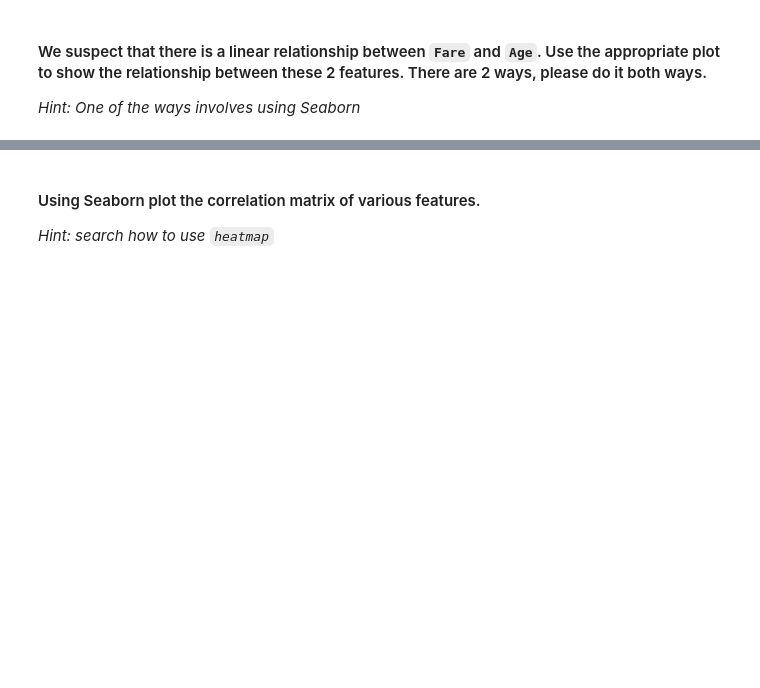
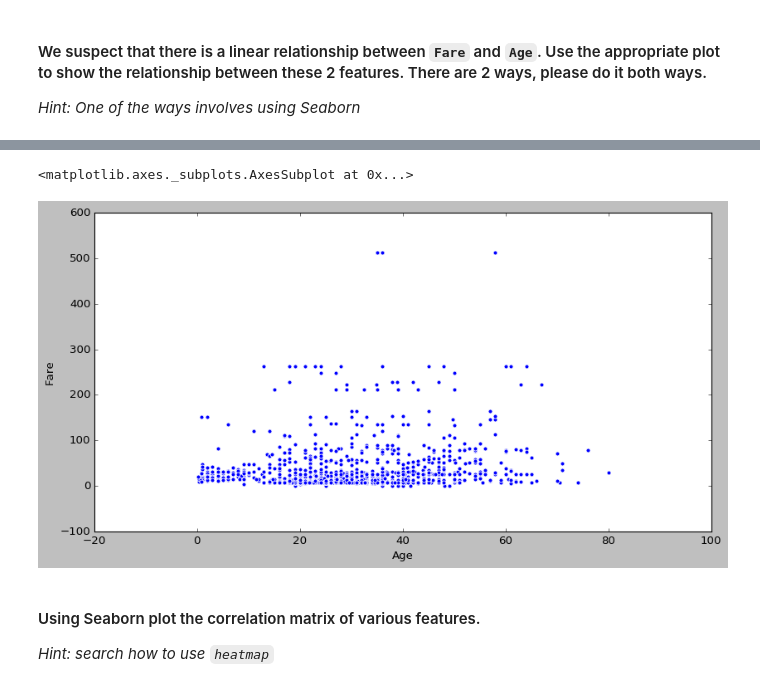
Before and after one commit to LauraRepullo/datamad0119, a Jupyter notebook: module-2/lab-matplotlib-seaborn/your-code/challenge-3.ipynb, the cells around one changed output, grey strips where cells are left out. Drawn from its saved outputs; the diff is of its cells as text; code cells hidden in the pictures; blank space fills up the shorter version.

```diff
--- a/module-2/lab-matplotlib-seaborn/your-code/challenge-3.ipynb
+++ b/module-2/lab-matplotlib-seaborn/your-code/challenge-3.ipynb
@@ -168,2 +183,6 @@ ValueError: Either both or neither of `x` and `y` must be specified (but try pas
 # %%
-#your code-1st way
+# your code-2nd way
+sns.scatterplot(titanic['Age'], titanic['Fare'])
+# %% [output]
+<matplotlib.axes._subplots.AxesSubplot at 0x...>
+[figure, added]
```
Also changed, not shown: parts of 10 cells of this notebook.
